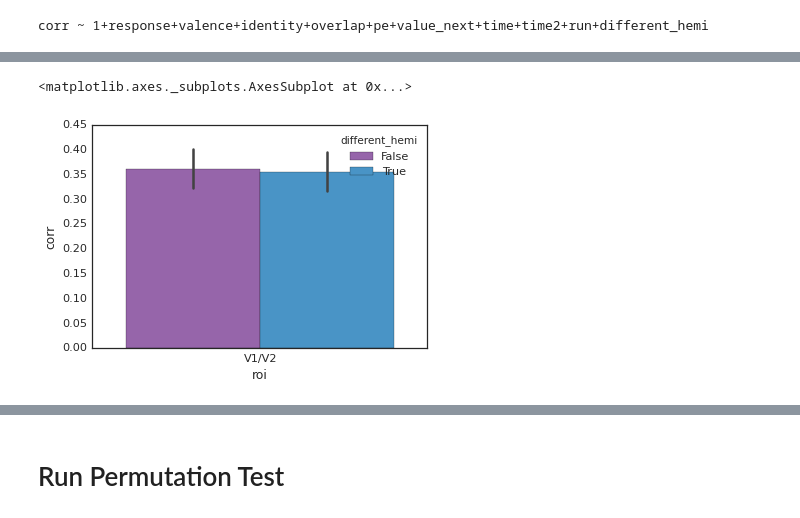
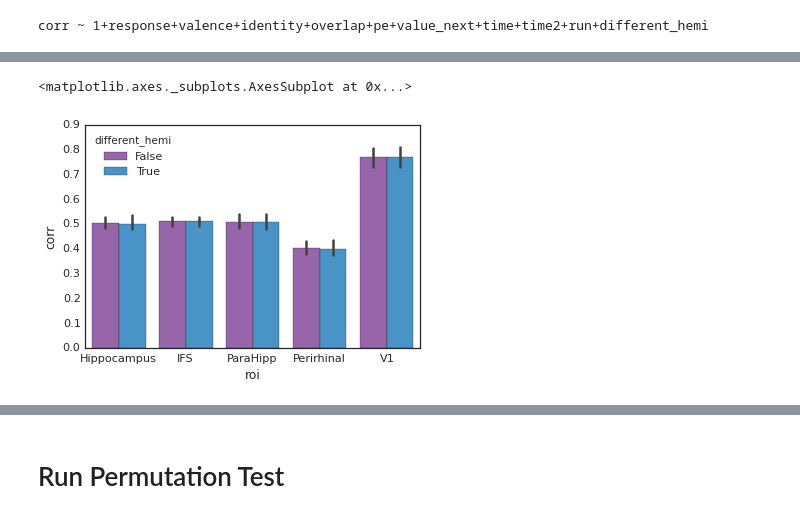
Before and after one commit to iancballard/fd_fmri, a Jupyter notebook: RSA_analysis.ipynb, the cells around one changed output, grey strips where cells are left out. Drawn from its saved outputs; the diff is of its cells as text; code cells hidden in the pictures.

```diff
--- a/RSA_analysis.ipynb
+++ b/RSA_analysis.ipynb
@@ -27,8 +27,9 @@ subj_file = home_dir + 'subjects.txt'
 subs = list(np.loadtxt(subj_file,'string'))
 os.chdir(home_dir)
 # %%
-masks = ['V1_V2','yeo17_ifs','hipp','peri_sim','para_sim']
+masks = ['V1','yeo17_ifs','hipp','peri_sim','para_sim']
 roi_names = {'V1_V2':'V1/V2',
+             'V1':'V1',
              'para_sim':'ParaHipp',
              'peri_sim':'Perirhinal',
              'hipp':'Hippocampus',
@@ -436,8 +399,9 @@ print model_str
 # %% [output]
 corr ~ 1+response+valence+identity+overlap+pe+value_next+time+time2+run+different_hemi
 # %%
-v1 = model.set_index('mask').loc['hipp']
-v1 = v1[v1['identity'] > 0]
+v1 = model.set_index('mask').loc['V1']
+v1 = v1[v1['identity'] < 0]
+print v1['different_hemi'].sum()/(1.0*v1.shape[0])
 v1 = v1.groupby(['different_hemi','sub']).mean()['corr']
 print scipy.stats.ttest_1samp(v1[False] - v1[True],0)
 np.mean(v1[False]),np.mean(v1[True])
@@ -528,8 +491,8 @@ plt.savefig('/home/iballard/Dropbox/fd/figs/paper/data_target.png',
 # %%
-m = model#[model['identity'] > 0]
+m = model[model['identity'] > 0]
 m = m.groupby(['roi','different_hemi','sub']).mean().reset_index()
 
 sns.barplot(x = 'roi',y = 'corr', hue = 'different_hemi', data = m, palette = flatui)
 # %% [output]
 <matplotlib.axes._subplots.AxesSubplot at 0x...>
-[figure, old version]
+[figure, new version]
```
Also changed, not shown: parts of 10 cells of this notebook.
